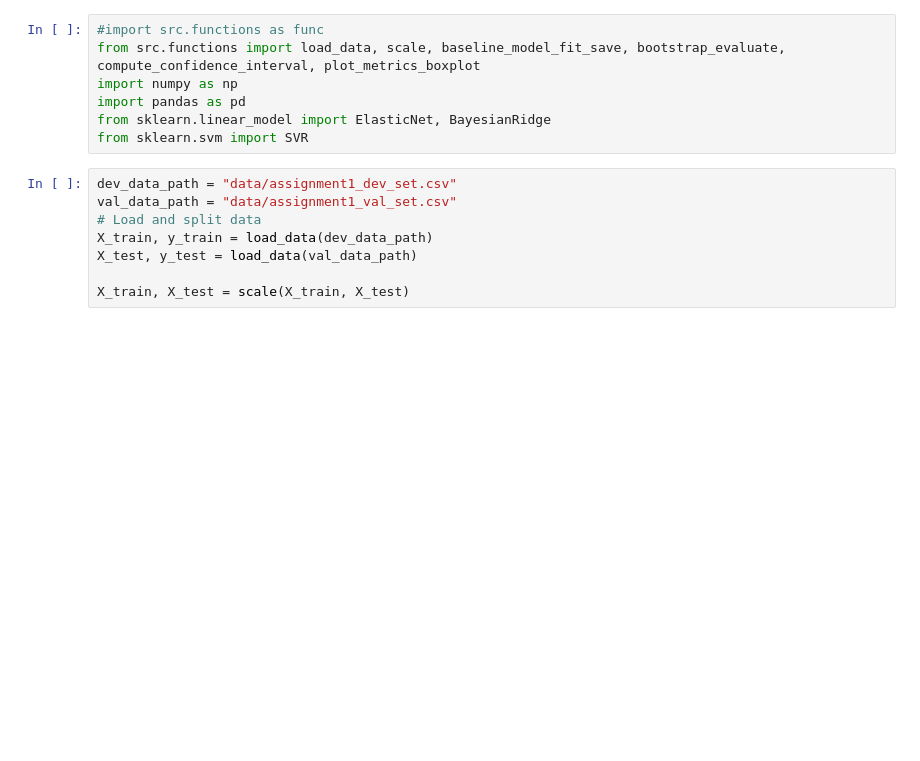
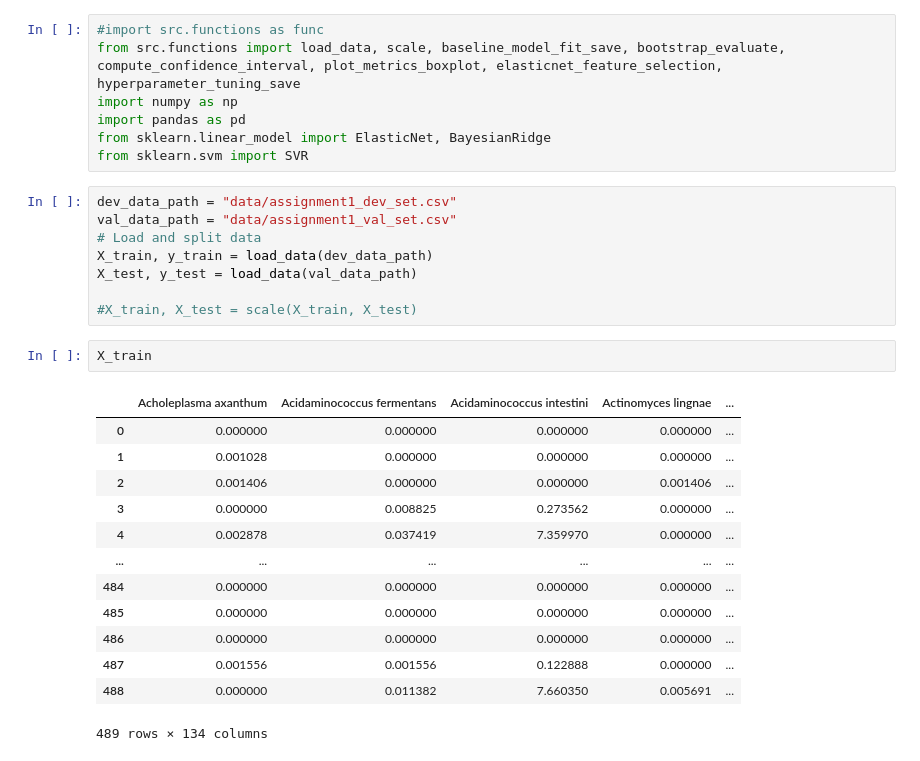
Before and after one commit to capybbarra/MLinCB-Assignment-1, a Jupyter notebook: model_analysis.ipynb, the cells around one changed output. Saved outputs shown, nothing was run; the diff lists cells and outputs as text; blank space fills up the shorter version.

```diff
--- a/model_analysis.ipynb
+++ b/model_analysis.ipynb
@@ -1,6 +1,6 @@
 # %%
 #import src.functions as func
-from src.functions import load_data, scale, baseline_model_fit_save, bootstrap_evaluate, compute_confidence_interval, plot_metrics_boxplot
+from src.functions import load_data, scale, baseline_model_fit_save, bootstrap_evaluate, compute_confidence_interval, plot_metrics_boxplot, elasticnet_feature_selection, hyperparameter_tuning_save
 import numpy as np
 import pandas as pd
 from sklearn.linear_model import ElasticNet, BayesianRidge
@@ -12,7 +12,23 @@ val_data_path = "data/assignment1_val_set.csv"
 X_train, y_train = load_data(dev_data_path)
 X_test, y_test = load_data(val_data_path)
 
-X_train, X_test = scale(X_train, X_test)
+#X_train, X_test = scale(X_train, X_test)
+# %%
+X_train
+# %% [output]
+|  | Acholeplasma axanthum | Acidaminococcus fermentans | Acidaminococcus intestini | Actinomyces lingnae | ... |
+| 0 | 0.000000 | 0.000000 | 0.000000 | 0.000000 | ... |
+| 1 | 0.001028 | 0.000000 | 0.000000 | 0.000000 | ... |
+| 2 | 0.001406 | 0.000000 | 0.000000 | 0.001406 | ... |
+| 3 | 0.000000 | 0.008825 | 0.273562 | 0.000000 | ... |
+| 4 | 0.002878 | 0.037419 | 7.359970 | 0.000000 | ... |
+| ... | ... | ... | ... | ... | ... |
+| 484 | 0.000000 | 0.000000 | 0.000000 | 0.000000 | ... |
+| 485 | 0.000000 | 0.000000 | 0.000000 | 0.000000 | ... |
+| 486 | 0.000000 | 0.000000 | 0.000000 | 0.000000 | ... |
+| 487 | 0.001556 | 0.001556 | 0.122888 | 0.000000 | ... |
+| 488 | 0.000000 | 0.011382 | 7.660350 | 0.005691 | ... |
+489 rows × 134 columns
 # %%
 # Define models
 models = {
```
Also changed, not shown: parts of 6 cells of this notebook, 5 other files.
